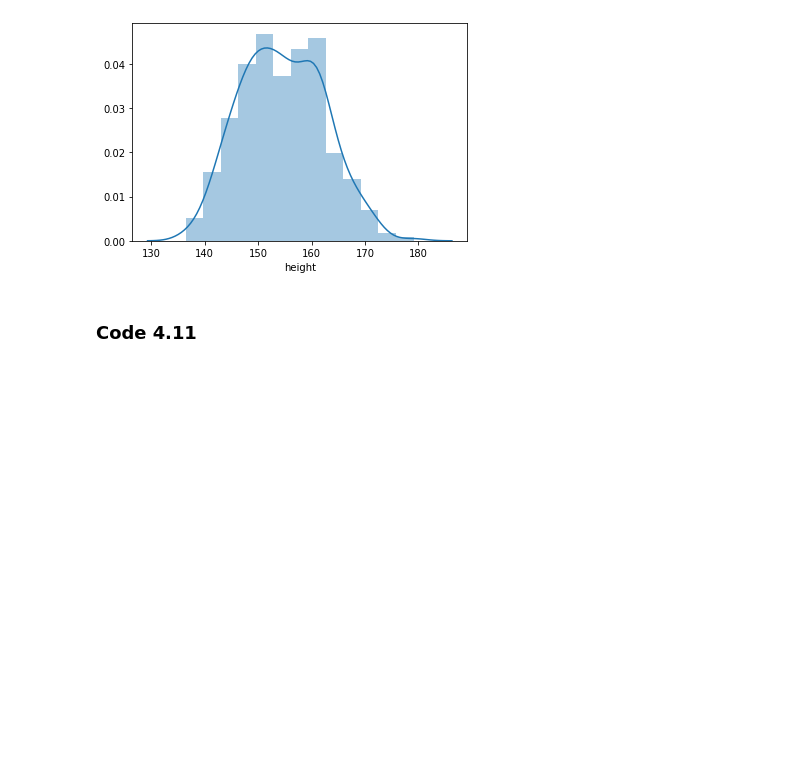
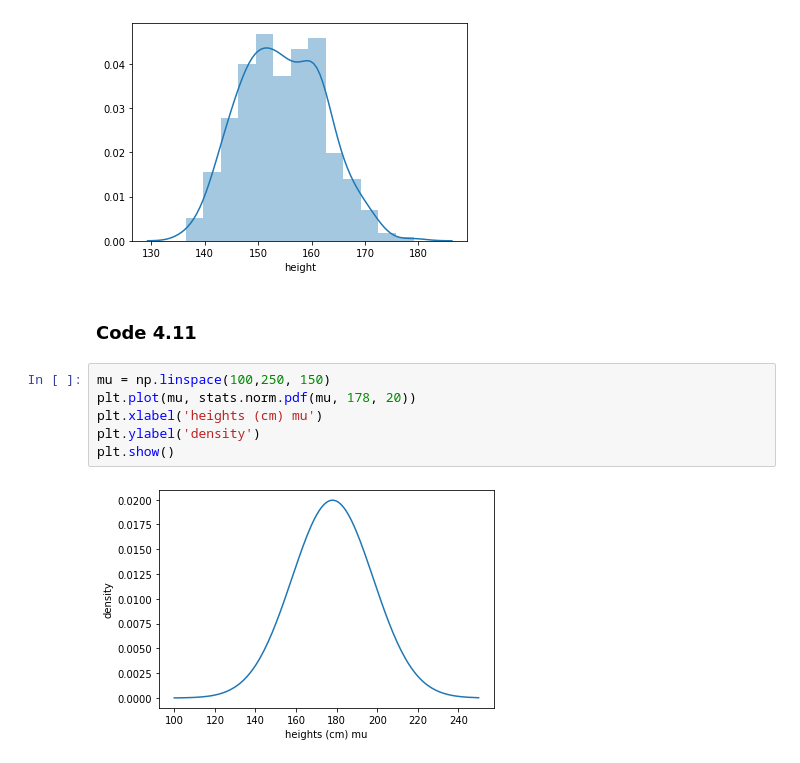
Before and after one commit to jkelley7/stat_rethinking, a Jupyter notebook: Chapter_4.ipynb, the cells around one changed output. Saved outputs shown, nothing was run; the diff lists cells and outputs as text; blank space fills up the shorter version.

```diff
--- a/Chapter_4.ipynb
+++ b/Chapter_4.ipynb
@@ -123,3 +123,11 @@ sns.distplot(d2['height'])
 [figure]
 # %% [markdown]
 ### Code 4.11
+# %%
+mu = np.linspace(100,250, 150)
+plt.plot(mu, stats.norm.pdf(mu, 178, 20))
+plt.xlabel('heights (cm) mu')
+plt.ylabel('density')
+plt.show()
+# %% [output]
+[figure, added]
```
Also changed, not shown: parts of 7 cells of this notebook.
